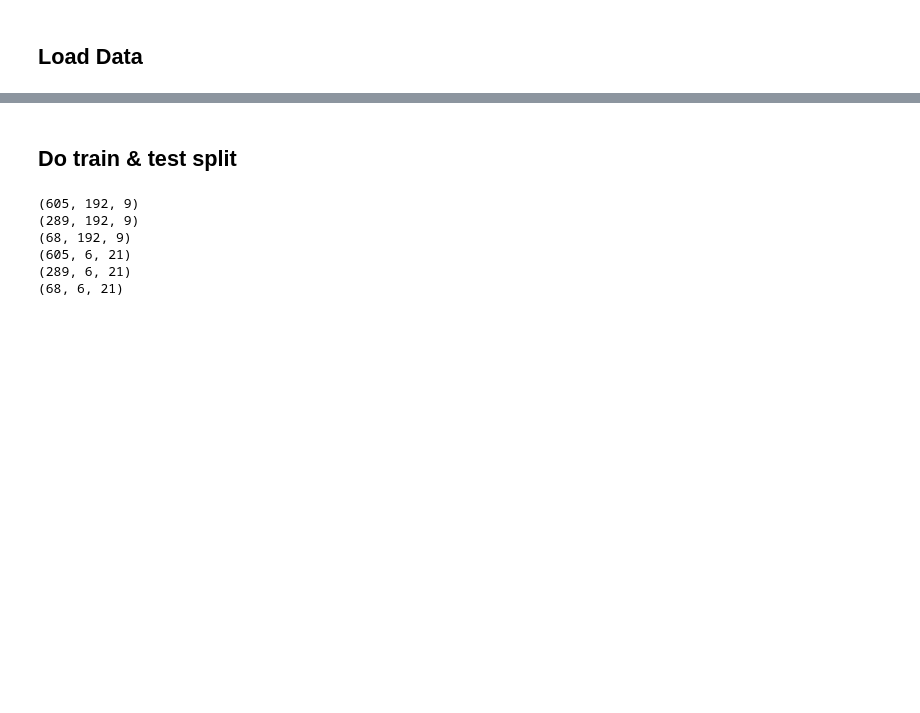
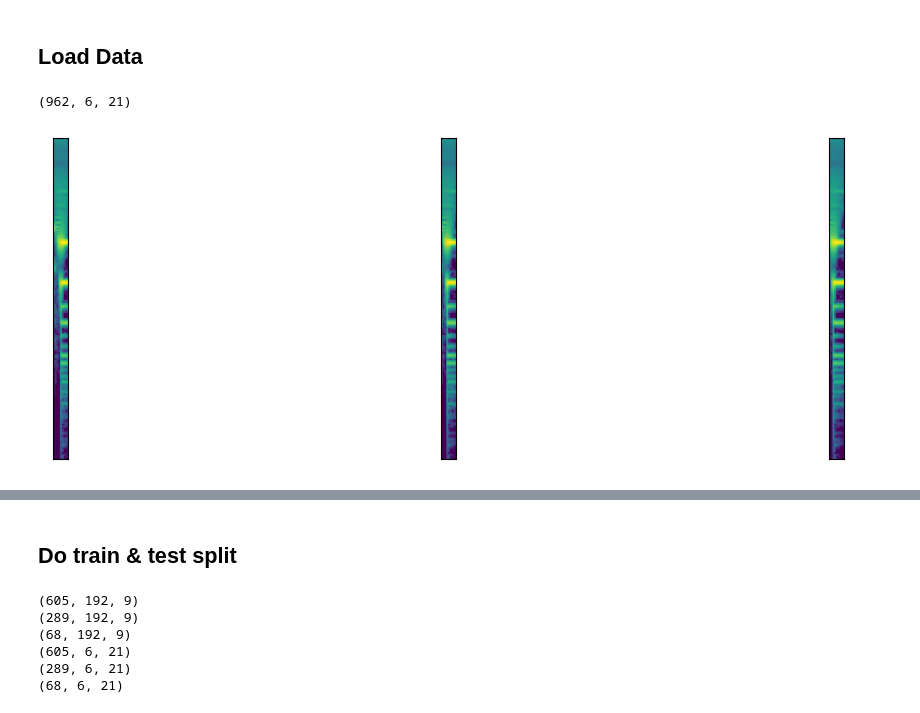
Before and after one commit to swizzle-app/swizzle, a Jupyter notebook: notebooks/model.ipynb, the cells around one changed output, grey strips where cells are left out. Cells and saved outputs as stored; diff of their text form; code cells hidden in the pictures; blank space fills up the shorter version.

```diff
--- a/notebooks/model.ipynb
+++ b/notebooks/model.ipynb
@@ -103,5 +108,18 @@ Using Tensorboard to monitor our results:
 OUTPUT_PATH = "../data/output/"
 audio_file = "02_BN1-129-Eb_solo_hex_cln.wav"
 
-X = np.load(OUTPUT_PATH+'/'+audio_file.split('.')[0]+'_data.npz')
-y = np.load(OUTPUT_PATH+'/'+audio_file.split('.')[0]+'_labels.npz')
+IMAGES = np.load(OUTPUT_PATH+'/'+audio_file.split('.')[0]+'_data.npz')
+annots = np.load(OUTPUT_PATH+'/'+audio_file.split('.')[0]+'_labels.npz')
+# %% [output]
+(962, 6, 21)
+# %%
+#show some spectrograms of our data frames
+plt.figure(figsize=(500,500))
+for i in range(60,63):
+    plt.subplot(100,100,i+1)
+    plt.xticks([])
+    plt.yticks([])
+    plt.grid(False)
+    plt.imshow(IMAGES['arr_0'][i])
+# %% [output]
+[figure, added]
```
Also changed, not shown: parts of 23 cells of this notebook.
